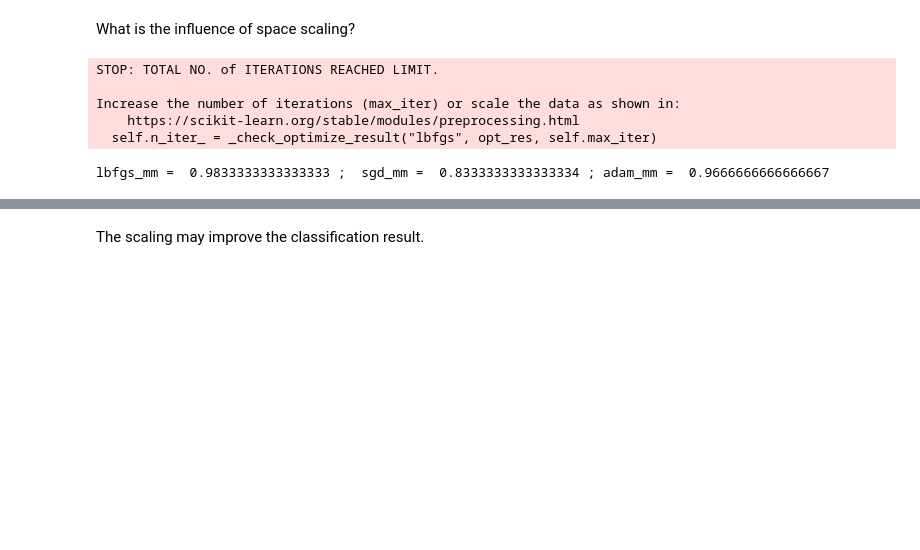
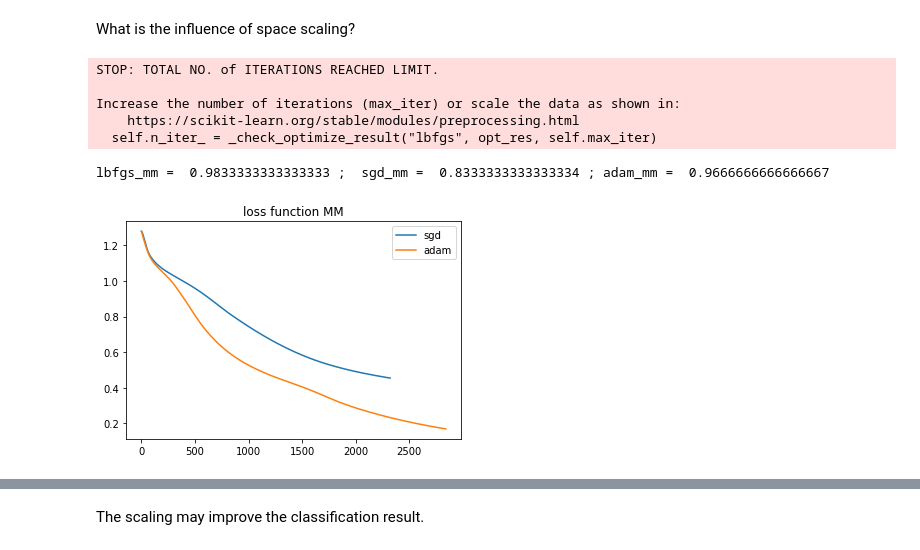
Before and after one commit to encoras/Artificial-Intelligence-Group, a Jupyter notebook: MLP_test.ipynb, the cells around one changed output, grey strips where cells are left out. Saved outputs shown, nothing was run; the diff lists cells and outputs as text; code cells hidden in the pictures; blank space fills up the shorter version.

```diff
--- a/MLP_test.ipynb
+++ b/MLP_test.ipynb
@@ -81,30 +89,35 @@ X_valid_mm=scaler.transform(X_valid)
 # %%
 # Min-Max scaler
 # Comparing the optimizers for network with 6 neurons in hiden layer
 clf_lb = MLPClassifier(solver='lbfgs', alpha=1e-5, hidden_layer_sizes=(6,), random_state=123).fit(X_train_mm, y_train)
 clf_sgd = MLPClassifier(solver='sgd', max_iter=3000, alpha=1e-5, hidden_layer_sizes=(6,), random_state=123).fit(X_train_mm, y_train)
 clf_adam = MLPClassifier(solver='adam', max_iter=3000, alpha=1e-5, hidden_layer_sizes=(6,), random_state=123).fit(X_train_mm, y_train)
 #lbfgs test
 y_pred = clf_lb.predict(X_test_mm)
 scores_clf_lb=metrics.accuracy_score(y_test,y_pred)
 
 #sgd test
 y_pred = clf_sgd.predict(X_test_mm)
 scores_clf_sgd=metrics.accuracy_score(y_test,y_pred)
 
 #adam test
 y_pred = clf_adam.predict(X_test_mm)
 scores_clf_adam=metrics.accuracy_score(y_test,y_pred)
 
+plt.plot(clf_sgd.loss_curve_)
+plt.title('loss function MM')
+plt.plot(clf_adam.loss_curve_)
+plt.legend(['sgd','adam'])
 
 print('lbfgs_mm = ', scores_clf_lb, ";  sgd_mm = ", scores_clf_sgd, "; adam_mm = ", scores_clf_adam )
 # %% [output]
 STOP: TOTAL NO. of ITERATIONS REACHED LIMIT.
 
 Increase the number of iterations (max_iter) or scale the data as shown in:
     https://scikit-learn.org/stable/modules/preprocessing.html
   self.n_iter_ = _check_optimize_result("lbfgs", opt_res, self.max_iter)
 lbfgs_mm =  0.9833333333333333 ;  sgd_mm =  0.8333333333333334 ; adam_mm =  0.9666666666666667
+[figure, added]
 # %%
 # Standartisation scaler
 # Comparing the optimizers for network with 6 neurons in hiden layer
```
Also changed, not shown: parts of 2 cells of this notebook.
